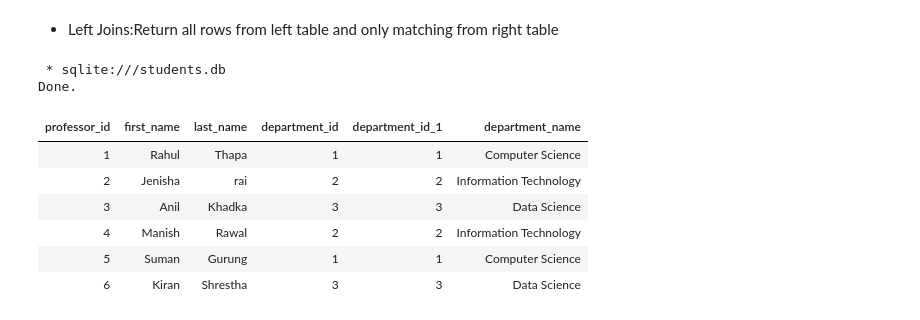
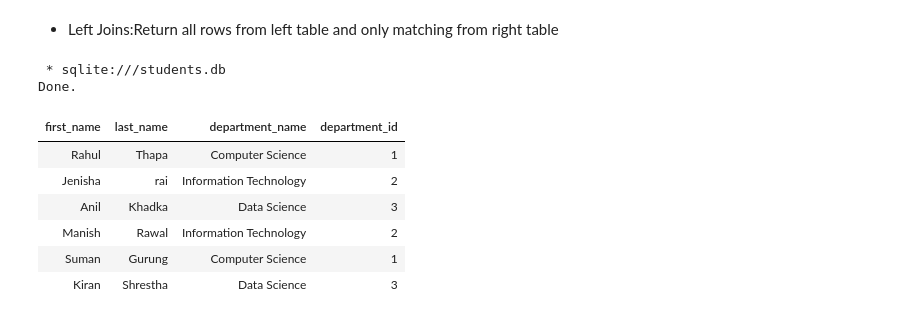
Before and after one commit to atignaschhetri/sql, a Jupyter notebook: app.ipynb, the cells around one changed output. Saved outputs shown, nothing was run; the diff lists cells and outputs as text; code cells hidden in the pictures.

```diff
--- a/app.ipynb
+++ b/app.ipynb
@@ -387,17 +386,17 @@ Done.
 - Left Joins:Return all rows from left table and only matching from right table
 # %%
 %%sql
-select *
+select first_name, last_name,department_name,professors.department_id
 from professors
 left join departments
 on professors.department_id = departments.department_id;
 # %% [output]
  * sqlite:///students.db
 Done.
-| professor_id | first_name | last_name | department_id | department_id_1 | department_name |
-| 1 | Rahul | Thapa | 1 | 1 | Computer Science |
-| 2 | Jenisha | rai | 2 | 2 | Information Technology |
-| 3 | Anil | Khadka | 3 | 3 | Data Science |
-| 4 | Manish | Rawal | 2 | 2 | Information Technology |
-| 5 | Suman | Gurung | 1 | 1 | Computer Science |
-| 6 | Kiran | Shrestha | 3 | 3 | Data Science |
+| first_name | last_name | department_name | department_id |
+| Rahul | Thapa | Computer Science | 1 |
+| Jenisha | rai | Information Technology | 2 |
+| Anil | Khadka | Data Science | 3 |
+| Manish | Rawal | Information Technology | 2 |
+| Suman | Gurung | Computer Science | 1 |
+| Kiran | Shrestha | Data Science | 3 |
```
Also changed, not shown: parts of 6 cells of this notebook, 3 other files.
